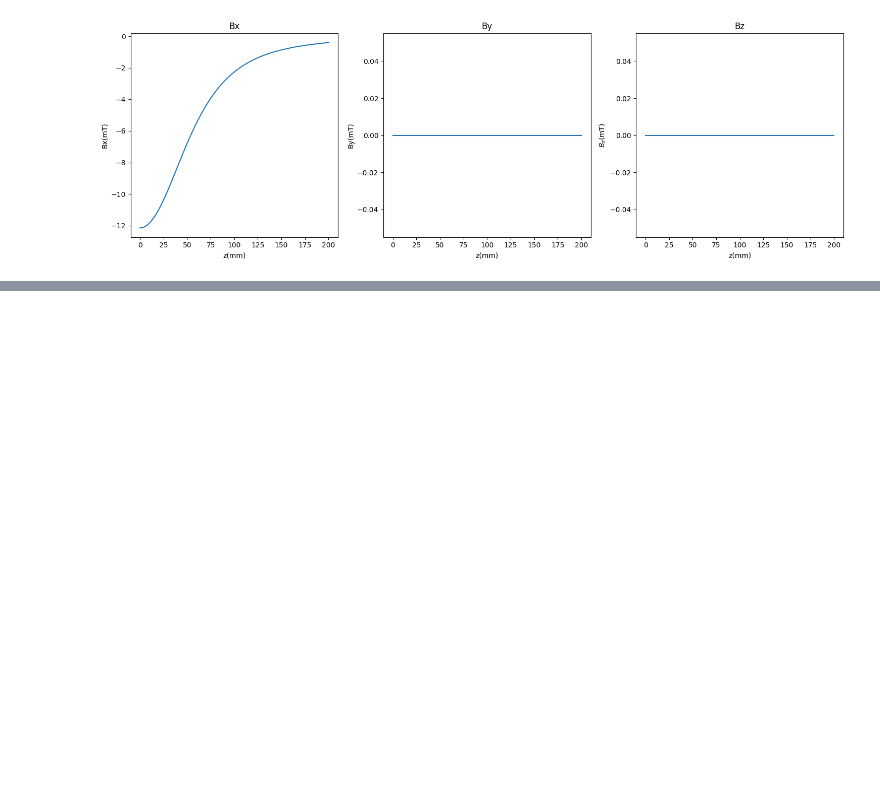
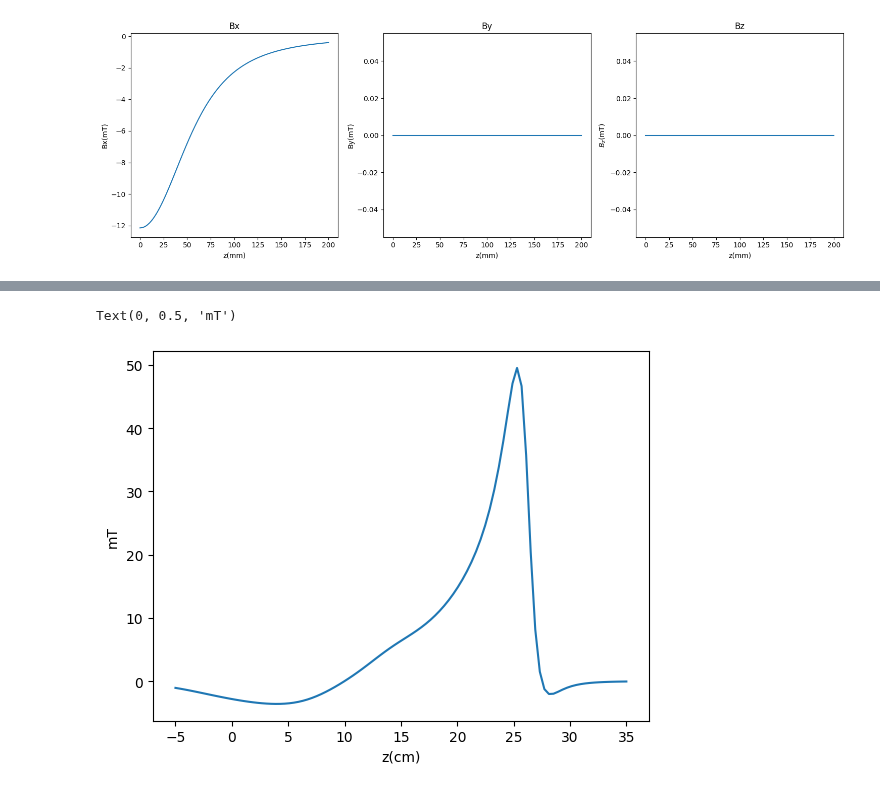
Before and after one commit to benfox4543/YB-zeeman-slower, a Jupyter notebook: halbach-1.ipynb, the cells around one changed output, grey strips where cells are left out. Drawn from its saved outputs; the diff is of its cells as text; code cells hidden in the pictures; blank space fills up the shorter version.

```diff
--- a/halbach-1.ipynb
+++ b/halbach-1.ipynb
@@ -255,0 +214,15 @@ magpy.show(zeeman_prof,zeeman_prof.rotate_from_angax(k, 'y'))
+# %%
+z = np.linspace(-50,350,100)
+b_z = []
+b_x = []
+b_y = []
+for i in z:
+    b_z.append(zeeman_prof.getB([0,0,i])[1])
+
+
+plt.plot(z/1e1,np.array(b_z)*1e3)
+plt.xlabel('z(cm)')
+plt.ylabel('mT')
+# %% [output]
+Text(0, 0.5, 'mT')
+[figure, added]
```
Also changed, not shown: parts of 7 cells of this notebook.
